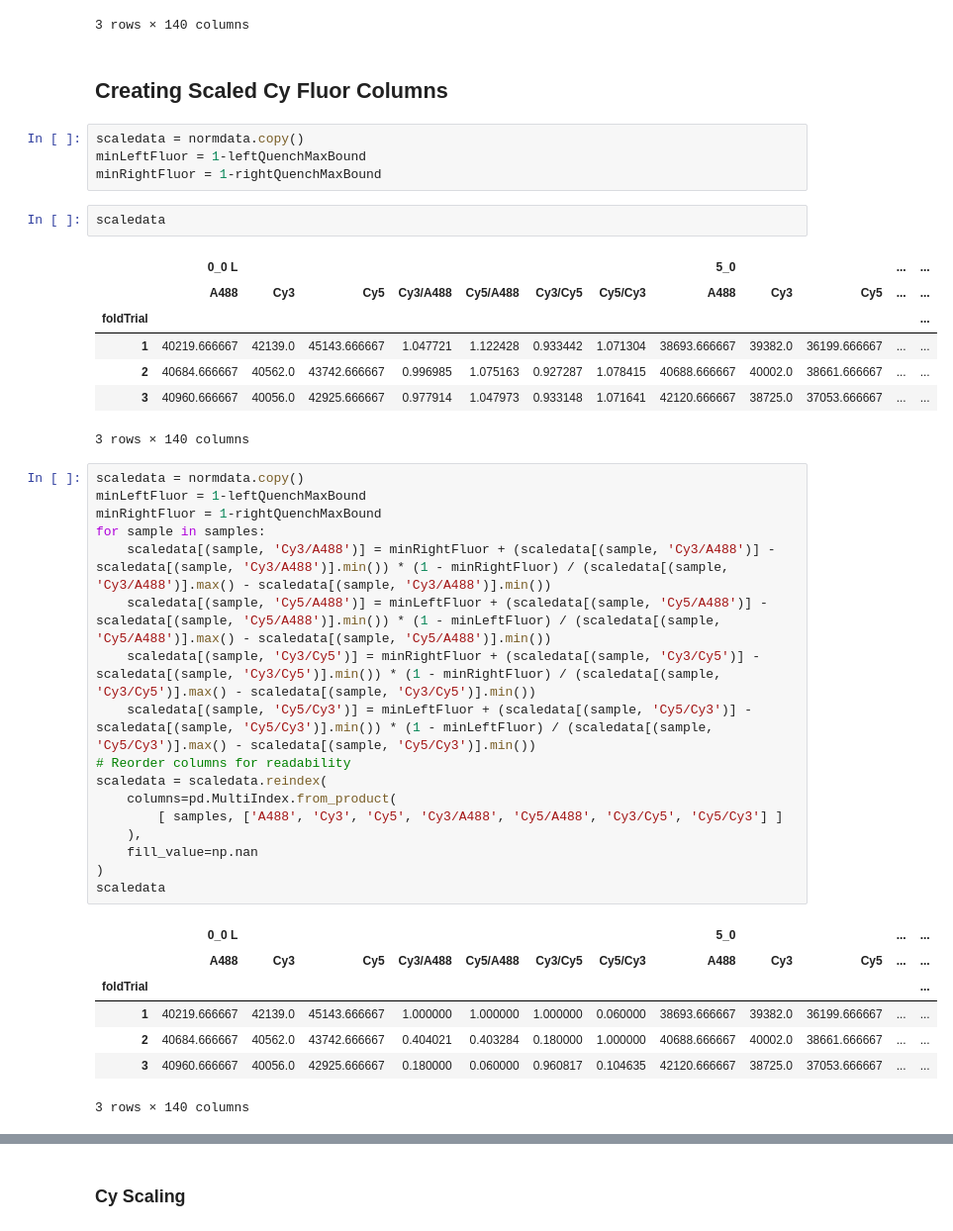
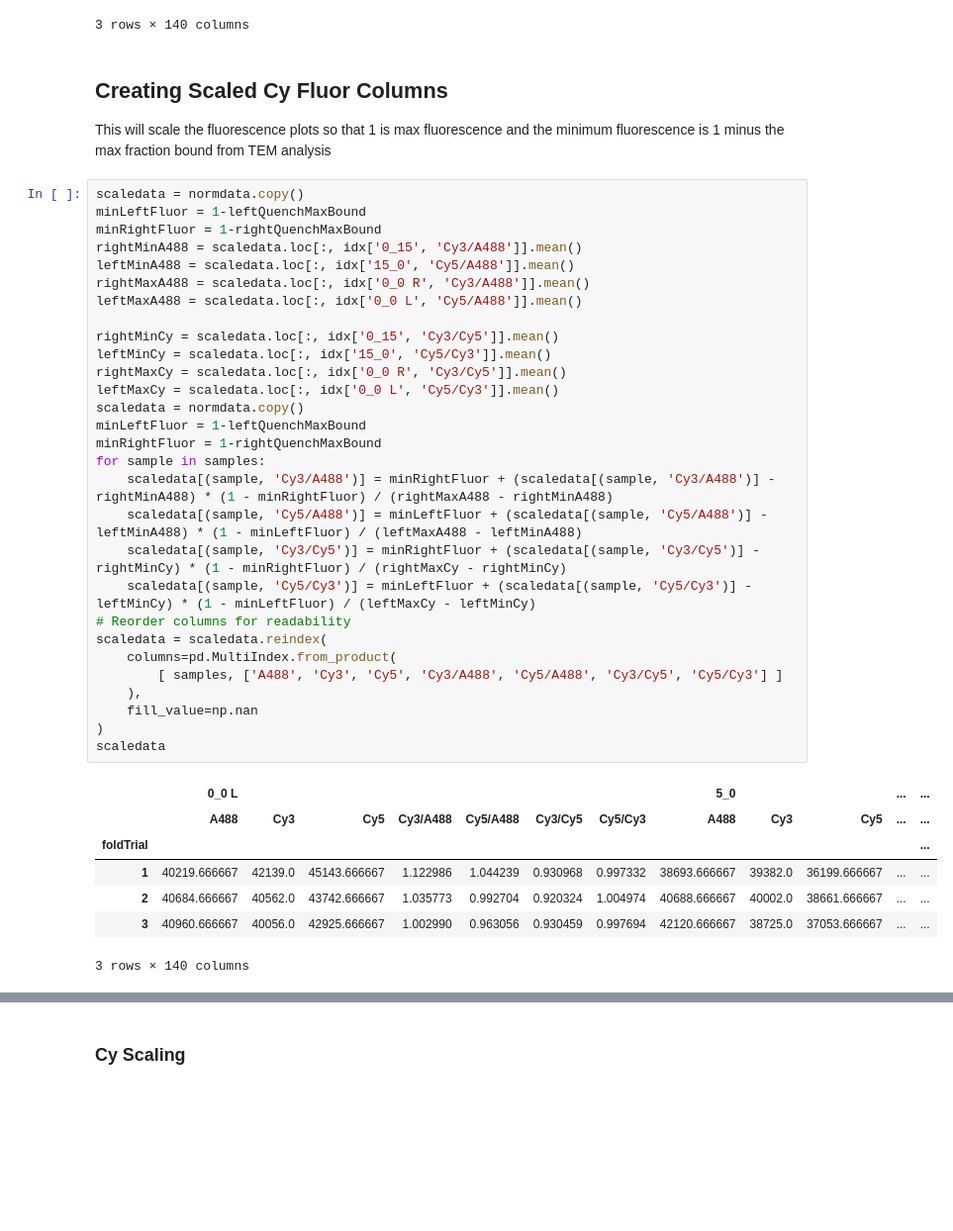
Before and after one commit to neuhoffmj/oscillatorEnsembleQuench, a Jupyter notebook: pandasPlateReader.ipynb, the cells around one changed output, grey strips where cells are left out. Shown at 99% size. Drawn from its saved outputs; the diff is of its cells as text; blank space fills up the shorter version.

```diff
--- a/pandasPlateReader.ipynb
+++ b/pandasPlateReader.ipynb
@@ -67,44 +67,43 @@ normdata
 3 rows × 140 columns
 # %% [markdown]
 ## Creating Scaled Cy Fluor Columns
+This will scale the fluorescence plots so that 1 is max fluorescence and the minimum fluorescence is 1 minus the max fraction bound from TEM analysis
 # %%
 scaledata = normdata.copy()
 minLeftFluor = 1-leftQuenchMaxBound
 minRightFluor = 1-rightQuenchMaxBound
+rightMinA488 = scaledata.loc[:, idx['0_15', 'Cy3/A488']].mean()
+leftMinA488 = scaledata.loc[:, idx['15_0', 'Cy5/A488']].mean()
+rightMaxA488 = scaledata.loc[:, idx['0_0 R', 'Cy3/A488']].mean()
+leftMaxA488 = scaledata.loc[:, idx['0_0 L', 'Cy5/A488']].mean()
+
+rightMinCy = scaledata.loc[:, idx['0_15', 'Cy3/Cy5']].mean()
+leftMinCy = scaledata.loc[:, idx['15_0', 'Cy5/Cy3']].mean()
+rightMaxCy = scaledata.loc[:, idx['0_0 R', 'Cy3/Cy5']].mean()
+leftMaxCy = scaledata.loc[:, idx['0_0 L', 'Cy5/Cy3']].mean()
+scaledata = normdata.copy()
+minLeftFluor = 1-leftQuenchMaxBound
+minRightFluor = 1-rightQuenchMaxBound
+for sample in samples:
+    scaledata[(sample, 'Cy3/A488')] = minRightFluor + (scaledata[(sample, 'Cy3/A488')] - rightMinA488) * (1 - minRightFluor) / (rightMaxA488 - rightMinA488)
+    scaledata[(sample, 'Cy5/A488')] = minLeftFluor + (scaledata[(sample, 'Cy5/A488')] - leftMinA488) * (1 - minLeftFluor) / (leftMaxA488 - leftMinA488)
+    scaledata[(sample, 'Cy3/Cy5')] = minRightFluor + (scaledata[(sample, 'Cy3/Cy5')] - rightMinCy) * (1 - minRightFluor) / (rightMaxCy - rightMinCy)
+    scaledata[(sample, 'Cy5/Cy3')] = minLeftFluor + (scaledata[(sample, 'Cy5/Cy3')] - leftMinCy) * (1 - minLeftFluor) / (leftMaxCy - leftMinCy)
+# Reorder columns for readability
+scaledata = scaledata.reindex(
+    columns=pd.MultiIndex.from_product(
+        [ samples, ['A488', 'Cy3', 'Cy5', 'Cy3/A488', 'Cy5/A488', 'Cy3/Cy5', 'Cy5/Cy3'] ]
+    ),
+    fill_value=np.nan
+)
+scaledata
+# %% [output]
+|  | 0_0 L |  |  |  |  |  |  | 5_0 |  |  | ... | ... |
+|  | A488 | Cy3 | Cy5 | Cy3/A488 | Cy5/A488 | Cy3/Cy5 | Cy5/Cy3 | A488 | Cy3 | Cy5 | ... | ... |
+| foldTrial |  |  |  |  |  |  |  |  |  |  |  | ... |
+| 1 | 40219.666667 | 42139.0 | 45143.666667 | 1.122986 | 1.044239 | 0.930968 | 0.997332 | 38693.666667 | 39382.0 | 36199.666667 | ... | ... |
+| 2 | 40684.666667 | 40562.0 | 43742.666667 | 1.035773 | 0.992704 | 0.920324 | 1.004974 | 40688.666667 | 40002.0 | 38661.666667 | ... | ... |
+| 3 | 40960.666667 | 40056.0 | 42925.666667 | 1.002990 | 0.963056 | 0.930459 | 0.997694 | 42120.666667 | 38725.0 | 37053.666667 | ... | ... |
+3 rows × 140 columns
-# %%
-scaledata
-# %% [output]
-|  | 0_0 L |  |  |  |  |  |  | 5_0 |  |  | ... | ... |
-|  | A488 | Cy3 | Cy5 | Cy3/A488 | Cy5/A488 | Cy3/Cy5 | Cy5/Cy3 | A488 | Cy3 | Cy5 | ... | ... |
-| foldTrial |  |  |  |  |  |  |  |  |  |  |  | ... |
-| 1 | 40219.666667 | 42139.0 | 45143.666667 | 1.047721 | 1.122428 | 0.933442 | 1.071304 | 38693.666667 | 39382.0 | 36199.666667 | ... | ... |
-| 2 | 40684.666667 | 40562.0 | 43742.666667 | 0.996985 | 1.075163 | 0.927287 | 1.078415 | 40688.666667 | 40002.0 | 38661.666667 | ... | ... |
-| 3 | 40960.666667 | 40056.0 | 42925.666667 | 0.977914 | 1.047973 | 0.933148 | 1.071641 | 42120.666667 | 38725.0 | 37053.666667 | ... | ... |
-3 rows × 140 columns
-# %%
-scaledata = normdata.copy()
-minLeftFluor = 1-leftQuenchMaxBound
-minRightFluor = 1-rightQuenchMaxBound
-for sample in samples:
-    scaledata[(sample, 'Cy3/A488')] = minRightFluor + (scaledata[(sample, 'Cy3/A488')] - scaledata[(sample, 'Cy3/A488')].min()) * (1 - minRightFluor) / (scaledata[(sample, 'Cy3/A488')].max() - scaledata[(sample, 'Cy3/A488')].min())
-    scaledata[(sample, 'Cy5/A488')] = minLeftFluor + (scaledata[(sample, 'Cy5/A488')] - scaledata[(sample, 'Cy5/A488')].min()) * (1 - minLeftFluor) / (scaledata[(sample, 'Cy5/A488')].max() - scaledata[(sample, 'Cy5/A488')].min())
-    scaledata[(sample, 'Cy3/Cy5')] = minRightFluor + (scaledata[(sample, 'Cy3/Cy5')] - scaledata[(sample, 'Cy3/Cy5')].min()) * (1 - minRightFluor) / (scaledata[(sample, 'Cy3/Cy5')].max() - scaledata[(sample, 'Cy3/Cy5')].min())
-    scaledata[(sample, 'Cy5/Cy3')] = minLeftFluor + (scaledata[(sample, 'Cy5/Cy3')] - scaledata[(sample, 'Cy5/Cy3')].min()) * (1 - minLeftFluor) / (scaledata[(sample, 'Cy5/Cy3')].max() - scaledata[(sample, 'Cy5/Cy3')].min())
-# Reorder columns for readability
-scaledata = scaledata.reindex(
-    columns=pd.MultiIndex.from_product(
-        [ samples, ['A488', 'Cy3', 'Cy5', 'Cy3/A488', 'Cy5/A488', 'Cy3/Cy5', 'Cy5/Cy3'] ]
-    ),
-    fill_value=np.nan
-)
-scaledata
-# %% [output]
-|  | 0_0 L |  |  |  |  |  |  | 5_0 |  |  | ... | ... |
-|  | A488 | Cy3 | Cy5 | Cy3/A488 | Cy5/A488 | Cy3/Cy5 | Cy5/Cy3 | A488 | Cy3 | Cy5 | ... | ... |
-| foldTrial |  |  |  |  |  |  |  |  |  |  |  | ... |
-| 1 | 40219.666667 | 42139.0 | 45143.666667 | 1.000000 | 1.000000 | 1.000000 | 0.060000 | 38693.666667 | 39382.0 | 36199.666667 | ... | ... |
-| 2 | 40684.666667 | 40562.0 | 43742.666667 | 0.404021 | 0.403284 | 0.180000 | 1.000000 | 40688.666667 | 40002.0 | 38661.666667 | ... | ... |
-| 3 | 40960.666667 | 40056.0 | 42925.666667 | 0.180000 | 0.060000 | 0.960817 | 0.104635 | 42120.666667 | 38725.0 | 37053.666667 | ... | ... |
-3 rows × 140 columns
 # %% [markdown]
 ## Plotting
```
Also changed, not shown: parts of 11 cells of this notebook.
